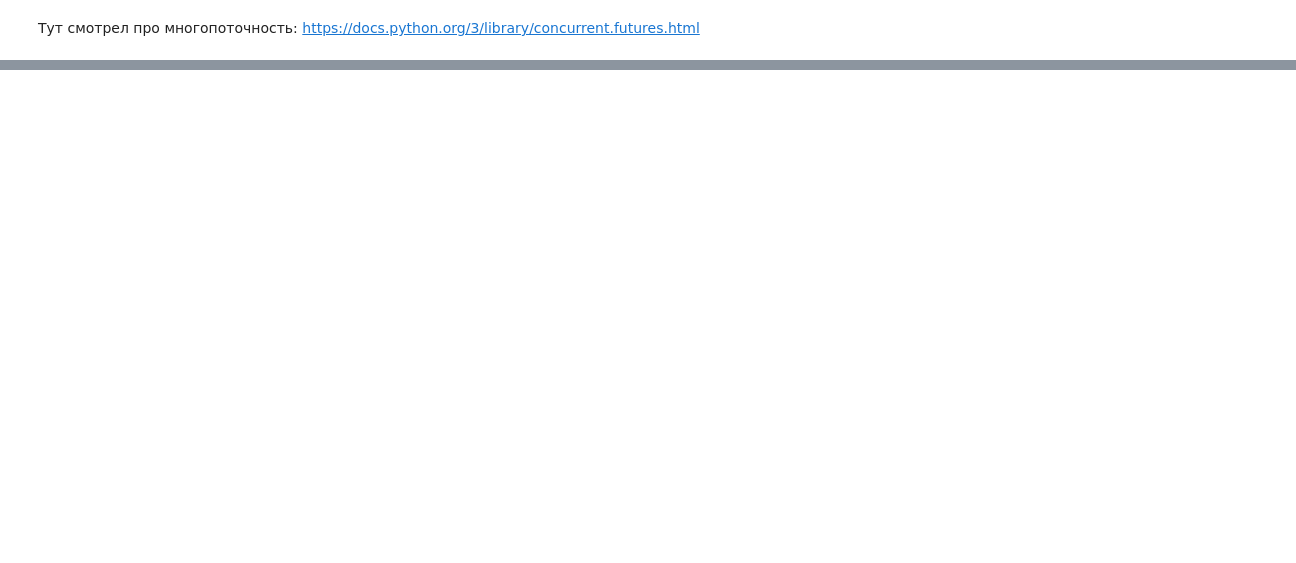
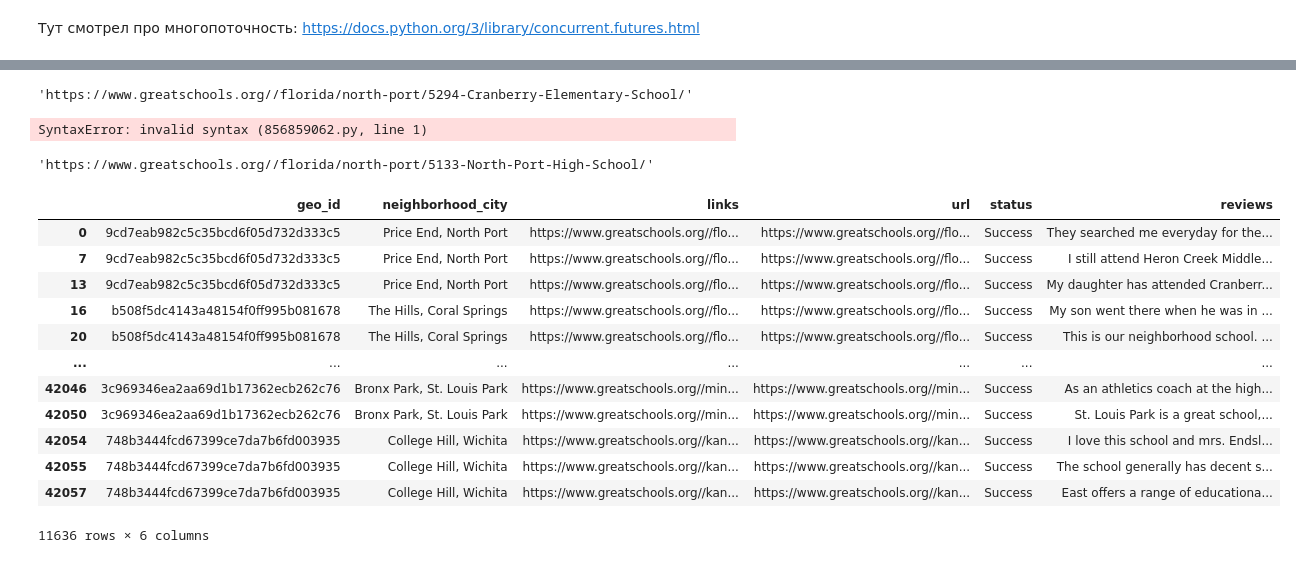
Before and after one commit to iaportnov/GP_2_real_estate_investment_strategy, a Jupyter notebook: greatschools_parser.ipynb, the cells around one changed output, grey strips where cells are left out. Drawn from its saved outputs; the diff is of its cells as text; code cells hidden in the pictures; blank space fills up the shorter version.

```diff
--- a/greatschools_parser.ipynb
+++ b/greatschools_parser.ipynb
@@ -114,0 +162,2 @@ reviews = parse(school_urls[:10])
+# %%
+df_new = df_new[df_new['reviews'].notna()]
@@ -114,0 +190,34 @@ reviews = parse(school_urls[:10])
+# %%
+df_new['url'] = df_new['url'].str.replace('reviews', '')
+# %%
+neigh = pd.read_csv('school_links_by_neighborhoods.csv', index_col = 0).reset_index(drop=True)
+# %%
+neigh['links'][2]
+# %% [output]
+'https://www.greatschools.org//florida/north-port/5294-Cranberry-Elementary-School/'
+# %%
+df_final = neigh.merge(df_new, left_on = 'links', right_on='url')
+# %%
+df_new[]
+# %% [output]
+SyntaxError: invalid syntax (856859062.py, line 1)
+# %%
+neigh['links'][0]
+# %% [output]
+'https://www.greatschools.org//florida/north-port/5133-North-Port-High-School/'
+# %%
+df_final.drop_duplicates()
+# %% [output]
+|  | geo_id | neighborhood_city | links | url | status | reviews |
+| 0 | 9cd7eab982c5c35bcd6f05d732d333c5 | Price End, North Port | https://www.greatschools.org//flo... | https://www.greatschools.org//flo... | Success | They searched me everyday for the... |
+| 7 | 9cd7eab982c5c35bcd6f05d732d333c5 | Price End, North Port | https://www.greatschools.org//flo... | https://www.greatschools.org//flo... | Success | I still attend Heron Creek Middle... |
+| 13 | 9cd7eab982c5c35bcd6f05d732d333c5 | Price End, North Port | https://www.greatschools.org//flo... | https://www.greatschools.org//flo... | Success | My daughter has attended Cranberr... |
+| 16 | b508f5dc4143a48154f0ff995b081678 | The Hills, Coral Springs | https://www.greatschools.org//flo... | https://www.greatschools.org//flo... | Success | My son went there when he was in ... |
+| 20 | b508f5dc4143a48154f0ff995b081678 | The Hills, Coral Springs | https://www.greatschools.org//flo... | https://www.greatschools.org//flo... | Success | This is our neighborhood school. ... |
+| ... | ... | ... | ... | ... | ... | ... |
+| 42046 | 3c969346ea2aa69d1b17362ecb262c76 | Bronx Park, St. Louis Park | https://www.greatschools.org//min... | https://www.greatschools.org//min... | Success | As an athletics coach at the high... |
+| 42050 | 3c969346ea2aa69d1b17362ecb262c76 | Bronx Park, St. Louis Park | https://www.greatschools.org//min... | https://www.greatschools.org//min... | Success | St. Louis Park is a great school,... |
+| 42054 | 748b3444fcd67399ce7da7b6fd003935 | College Hill, Wichita | https://www.greatschools.org//kan... | https://www.greatschools.org//kan... | Success | I love this school and mrs. Endsl... |
+| 42055 | 748b3444fcd67399ce7da7b6fd003935 | College Hill, Wichita | https://www.greatschools.org//kan... | https://www.greatschools.org//kan... | Success | The school generally has decent s... |
+| 42057 | 748b3444fcd67399ce7da7b6fd003935 | College Hill, Wichita | https://www.greatschools.org//kan... | https://www.greatschools.org//kan... | Success | East offers a range of educationa... |
+11636 rows × 6 columns
```
Also changed, not shown: parts of 21 cells of this notebook, 2 other files.
